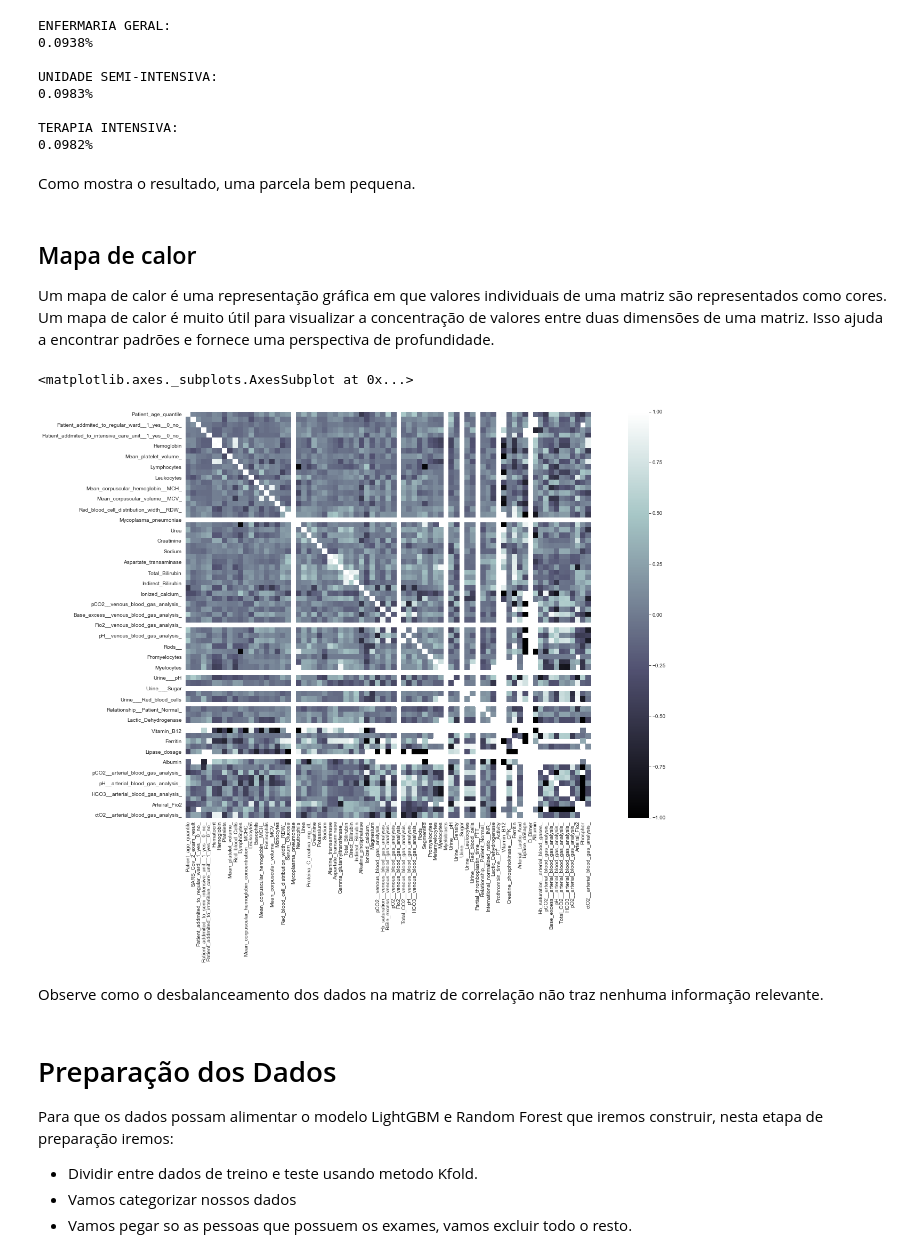
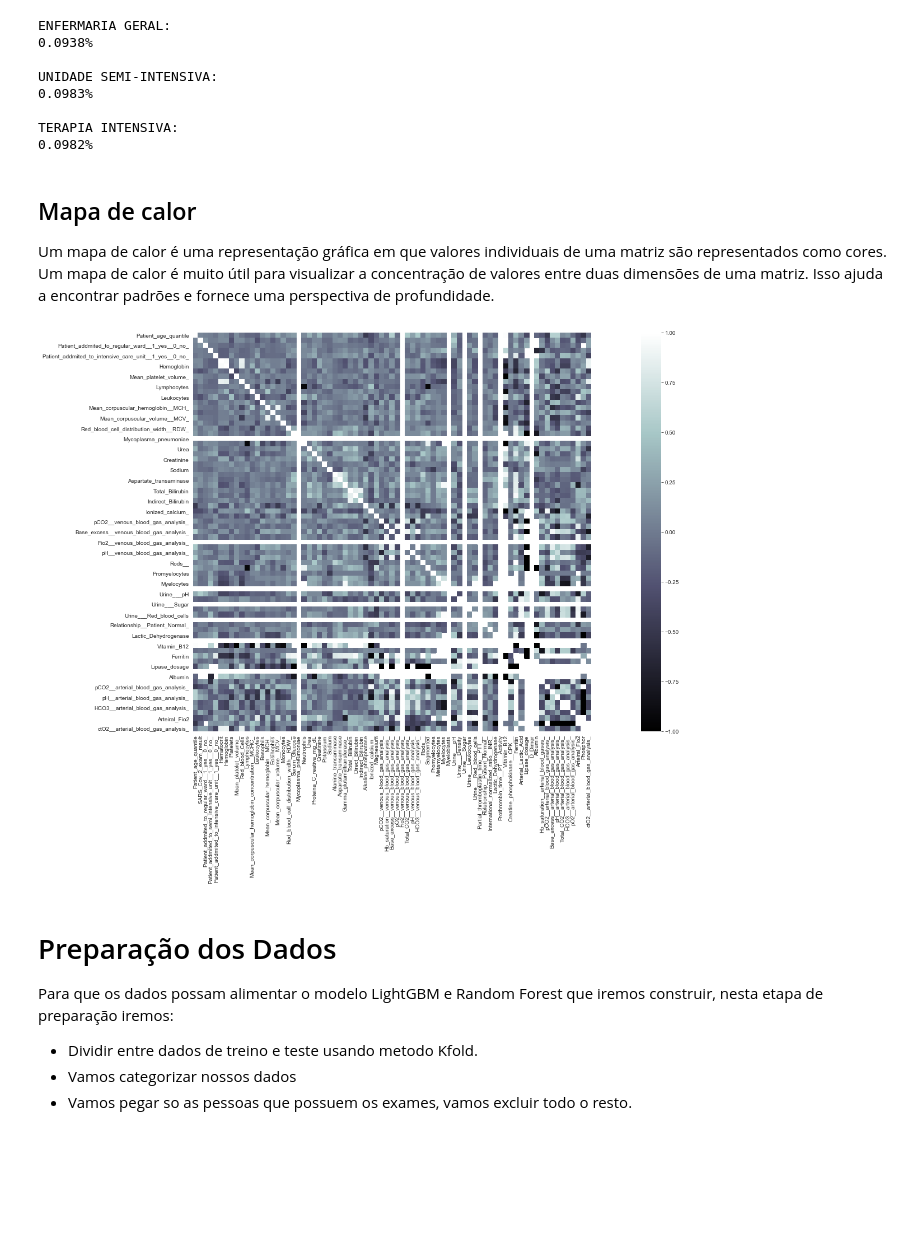
Before and after one commit to DanOakStats/Covid-19, a Jupyter notebook: AE Covid-19 .ipynb, the cells around one changed output. Saved outputs shown, nothing was run; the diff lists cells and outputs as text; code cells hidden in the pictures; blank space fills up the shorter version.

```diff
--- a/AE Covid-19 .ipynb
+++ b/AE Covid-19 .ipynb
@@ -362,8 +362,6 @@ UNIDADE SEMI-INTENSIVA:
 
 TERAPIA INTENSIVA:
 0.0982%
-# %% [markdown]
-Como mostra o resultado, uma parcela bem pequena.
 # %% [markdown]
 ## Mapa de calor
 Um mapa de calor é uma representação gráfica em que valores individuais de uma matriz são representados como cores. Um mapa de calor é muito útil para visualizar a concentração de valores entre duas dimensões de uma matriz. Isso ajuda a encontrar padrões e fornece uma perspectiva de profundidade.
@@ -372,11 +370,9 @@ corr = covid_df.corr()
 # %%
 fig, ax = plt.subplots(figsize=(25,14))
 sns.heatmap(corr, cmap='bone', square=True, linecolor='white')
+plt.tight_layout()
 # %% [output]
-<matplotlib.axes._subplots.AxesSubplot at 0x...>
-[figure, old version]
+[figure, new version]
-# %% [markdown]
-Observe como o desbalanceamento dos dados na matriz de correlação não traz nenhuma informação relevante.
 # %% [markdown]
 # Preparação dos Dados
 Para que os dados possam alimentar o modelo LightGBM e Random Forest que iremos construir, nesta etapa de preparação iremos:
```
Also changed, not shown: parts of 3 cells of this notebook.
